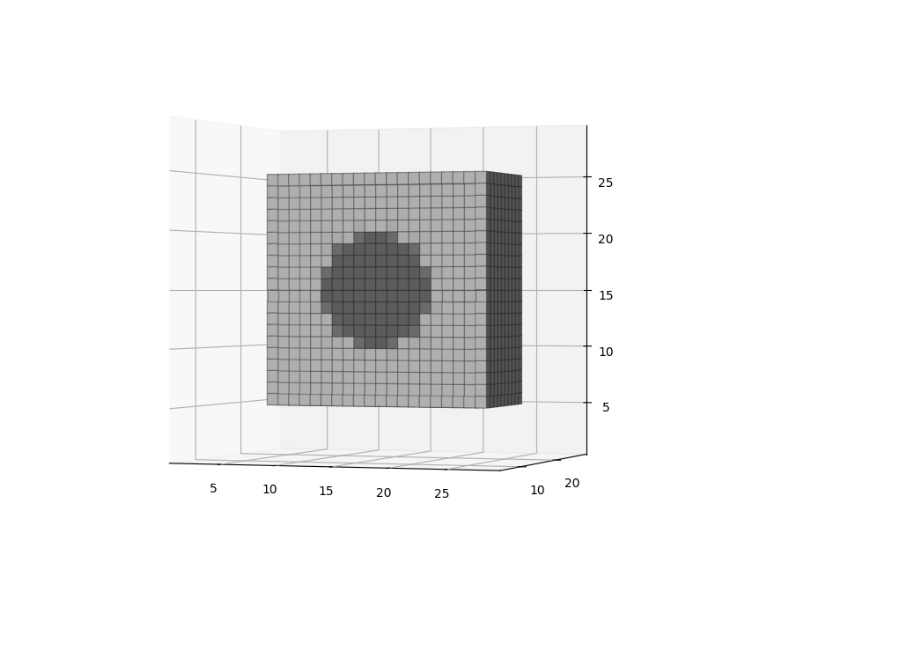
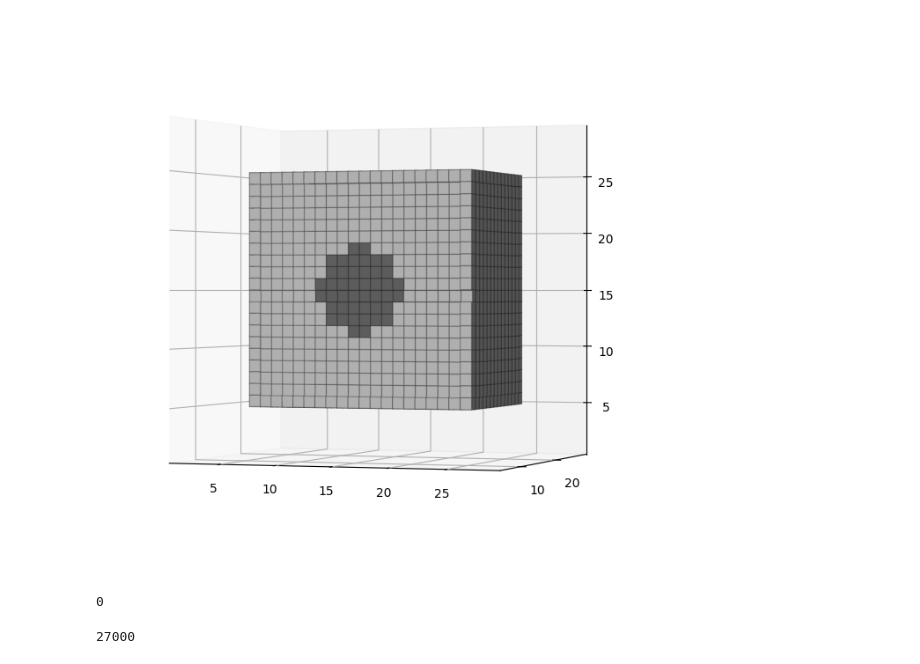
Before and after one commit to joasiee/elastix, a Jupyter notebook: experiments/notebooks/voxels.ipynb, the cells around one changed output. Saved outputs shown, nothing was run; the diff lists cells and outputs as text; code cells hidden in the pictures; blank space fills up the shorter version.

```diff
--- a/experiments/notebooks/voxels.ipynb
+++ b/experiments/notebooks/voxels.ipynb
@@ -256,13 +331,24 @@ reference_image = sitk.ReadImage(INSTANCES_SRC / 'synthetic' / 'scans' / '01_Fix
 moving_image = sitk.ReadImage(INSTANCES_SRC / 'synthetic' / 'scans' / '01_Moving.mhd')
 dvf_img = sitk.GetImageFromArray(np.swapaxes(dvf, 0, 2).astype(np.float64), isVector=True)
 displacement_transform = sitk.DisplacementFieldTransform(dvf_img)
-moving_deformed = sitk.Resample(moving_image, reference_image, displacement_transform, sitk.sitkLinear, 0.0, moving_image.GetPixelID())
+moving_deformed = sitk.Resample(moving_image, reference_image, displacement_transform, sitk.sitkNearestNeighbor, 0.0, moving_image.GetPixelID())
 deformed = sitk.GetArrayFromImage(moving_deformed)
 deformed = np.swapaxes(deformed, 0, 2)
+sitk.WriteImage(moving_deformed, INSTANCES_SRC / 'synthetic' / 'scans' / '01_Fixed.mhd')
 # %%
-plot_voxels(deformed)
+plot_voxels(deformed, y_slice_depth=11)
 # %% [output]
-[figure, old version]
+[figure, new version]
+# %%
+for p in np.argwhere(deformed != fixed):
+    print(deformed[tuple(p)] - fixed[tuple(p)])
+print(np.sum(deformed != fixed))
+# %% [output]
+0
+# %%
+np.prod(deformed.shape)
+# %% [output]
+27000
 # %%
 # # Bending energy calculation using interpolation
 
```
Also changed, not shown: parts of 9 cells of this notebook, 3 other files.
